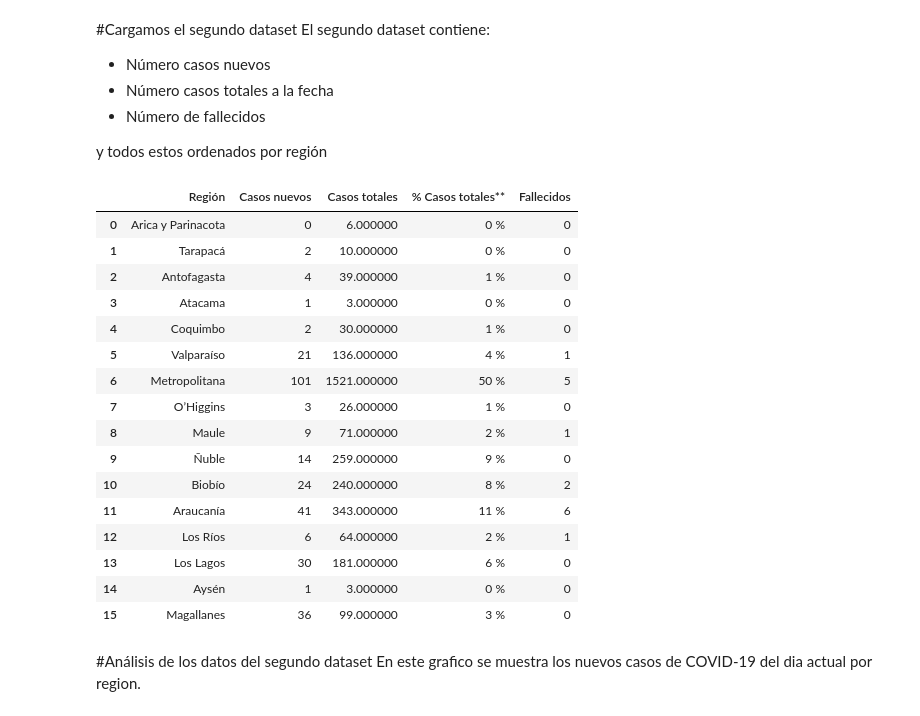
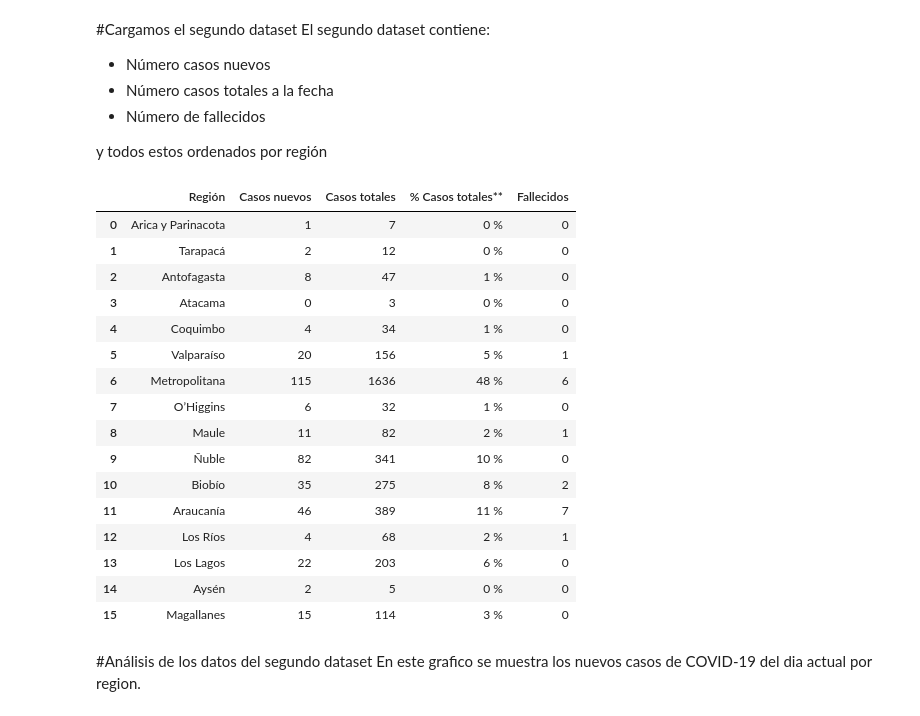
Before and after one commit to White-Mask/COVID-19-Chile-Coronavirus, a Jupyter notebook: Notebook/Analisis_COVID-19_chile.ipynb, the cells around one changed output. Cells and saved outputs as stored; diff of their text form; code cells hidden in the pictures.

```diff
--- a/Notebook/Analisis_COVID-19_chile.ipynb
+++ b/Notebook/Analisis_COVID-19_chile.ipynb
@@ -101,26 +132,25 @@ El segundo dataset contiene:
 y todos estos ordenados por región
 # %%
 df = pd.read_csv('Casos_COVID-19_Chile_'+str(date.today())+'.csv')
-df.iloc[6:7,2:3]*=1000 #Esta fila nos da problas porque el 1000 lo interpreta como 1.0
 df.style.background_gradient(cmap='Reds')
 # %% [output]
 |  | Región | Casos nuevos | Casos totales | % Casos totales** | Fallecidos |
-| 0 | Arica y Parinacota | 0 | 6.000000 | 0 % | 0 |
-| 1 | Tarapacá | 2 | 10.000000 | 0 % | 0 |
-| 2 | Antofagasta | 4 | 39.000000 | 1 % | 0 |
-| 3 | Atacama | 1 | 3.000000 | 0 % | 0 |
-| 4 | Coquimbo | 2 | 30.000000 | 1 % | 0 |
-| 5 | Valparaíso | 21 | 136.000000 | 4 % | 1 |
-| 6 | Metropolitana | 101 | 1521.000000 | 50 % | 5 |
-| 7 | O’Higgins | 3 | 26.000000 | 1 % | 0 |
-| 8 | Maule | 9 | 71.000000 | 2 % | 1 |
-| 9 | Ñuble | 14 | 259.000000 | 9 % | 0 |
-| 10 | Biobío | 24 | 240.000000 | 8 % | 2 |
-| 11 | Araucanía | 41 | 343.000000 | 11 % | 6 |
-| 12 | Los Ríos | 6 | 64.000000 | 2 % | 1 |
-| 13 | Los Lagos | 30 | 181.000000 | 6 % | 0 |
-| 14 | Aysén | 1 | 3.000000 | 0 % | 0 |
-| 15 | Magallanes | 36 | 99.000000 | 3 % | 0 |
+| 0 | Arica y Parinacota | 1 | 7 | 0 % | 0 |
+| 1 | Tarapacá | 2 | 12 | 0 % | 0 |
+| 2 | Antofagasta | 8 | 47 | 1 % | 0 |
+| 3 | Atacama | 0 | 3 | 0 % | 0 |
+| 4 | Coquimbo | 4 | 34 | 1 % | 0 |
+| 5 | Valparaíso | 20 | 156 | 5 % | 1 |
+| 6 | Metropolitana | 115 | 1636 | 48 % | 6 |
+| 7 | O’Higgins | 6 | 32 | 1 % | 0 |
+| 8 | Maule | 11 | 82 | 2 % | 1 |
+| 9 | Ñuble | 82 | 341 | 10 % | 0 |
+| 10 | Biobío | 35 | 275 | 8 % | 2 |
+| 11 | Araucanía | 46 | 389 | 11 % | 7 |
+| 12 | Los Ríos | 4 | 68 | 2 % | 1 |
+| 13 | Los Lagos | 22 | 203 | 6 % | 0 |
+| 14 | Aysén | 2 | 5 | 0 % | 0 |
+| 15 | Magallanes | 15 | 114 | 3 % | 0 |
 # %% [markdown]
 #Análisis de los datos del segundo dataset
 En este grafico se muestra los nuevos casos de COVID-19 del dia actual por region.
```
Also changed, not shown: parts of 12 cells of this notebook, 4 other files.
